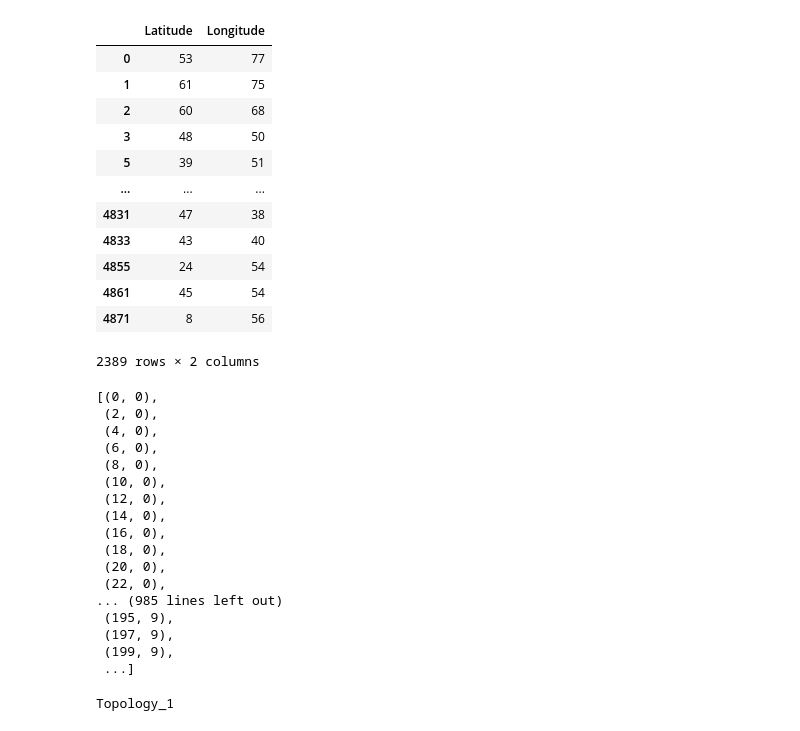
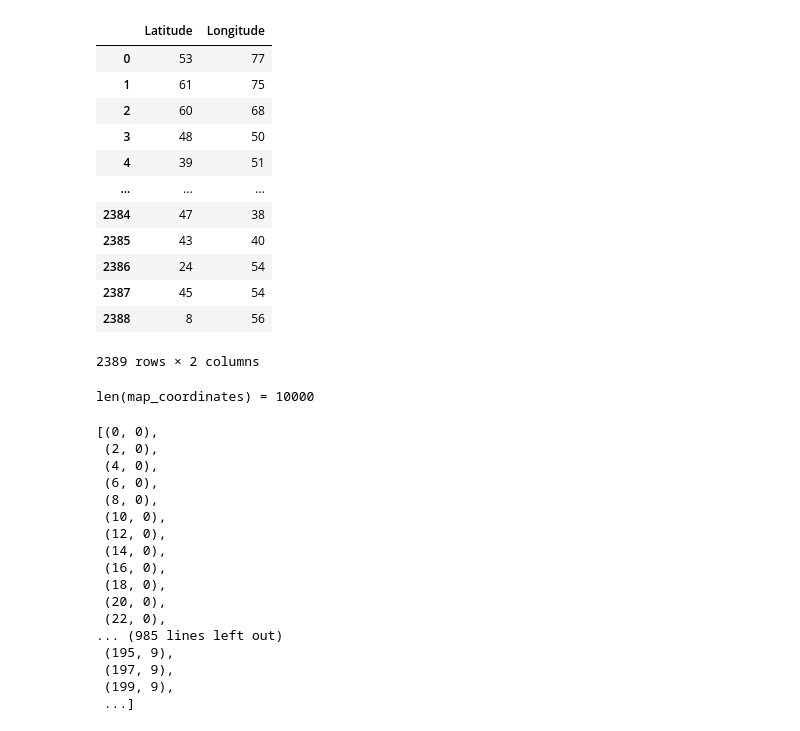
Before and after one commit to paulora2405/espy-user-mobility, a Jupyter notebook: notebooks/geo-parsing.ipynb, the cells around one changed output. Drawn from its saved outputs; the diff is of its cells as text; code cells hidden in the pictures.

```diff
--- a/notebooks/geo-parsing.ipynb
+++ b/notebooks/geo-parsing.ipynb
@@ -207,43 +211,45 @@ scatter_hist(x, y, ax, ax_histx, ax_histy)
 # %%
 coordinates_df = df_dedup[['Latitude', 'Longitude']]
-
+coordinates_df = coordinates_df.reset_index(drop=True)
 coordinates_df
 # %% [output]
 |  | Latitude | Longitude |
 | 0 | 53 | 77 |
 | 1 | 61 | 75 |
 | 2 | 60 | 68 |
 | 3 | 48 | 50 |
-| 5 | 39 | 51 |
+| 4 | 39 | 51 |
 | ... | ... | ... |
-| 4831 | 47 | 38 |
-| 4833 | 43 | 40 |
-| 4855 | 24 | 54 |
-| 4861 | 45 | 54 |
-| 4871 | 8 | 56 |
+| 2384 | 47 | 38 |
+| 2385 | 43 | 40 |
+| 2386 | 24 | 54 |
+| 2387 | 45 | 54 |
+| 2388 | 8 | 56 |
 2389 rows × 2 columns
 # %%
+# TODO: format `coordinates_df` into this format
 map_coordinates = espy.hexagonal_grid(x_size=upper, y_size=upper)
-
+print(f'len(map_coordinates) = {len(map_coordinates)}')
 map_coordinates
 # %% [output]
-[(0, 0),
- (2, 0),
- (4, 0),
- (6, 0),
- (8, 0),
- (10, 0),
- (12, 0),
- (14, 0),
- (16, 0),
- (18, 0),
- (20, 0),
- (22, 0),
-... (985 lines left out)
- (195, 9),
- (197, 9),
- (199, 9),
- ...]
+len(map_coordinates) = 10000
+[(0, 0),
+ (2, 0),
+ (4, 0),
+ (6, 0),
+ (8, 0),
+ (10, 0),
+ (12, 0),
+ (14, 0),
+ (16, 0),
+ (18, 0),
+ (20, 0),
+ (22, 0),
+... (985 lines left out)
+ (195, 9),
+ (197, 9),
+ (199, 9),
+ ...]
 # %%
 for coordinates in map_coordinates:
     base_station = espy.BaseStation()
@@ -301,13 +262,10 @@ for coordinates in map_coordinates:
 topology = espy.partially_connected_hexagonal_mesh(
     network_nodes=espy.NetworkSwitch.all(),
     link_specifications=[
+        # {"number_of_objects": 88803, "delay": 1, "bandwidth": 10}
         {"number_of_objects": 29601, "delay": 1, "bandwidth": 10}
     ]
 )
-
-topology
-# %% [output]
-Topology_1
 # %%
 def sgi_rackable_c2112_4g10() -> object:
     """Creates an EdgeServer object according to XXXX [TODO].
```
Also changed, not shown: parts of 37 cells of this notebook, 3 other files.
